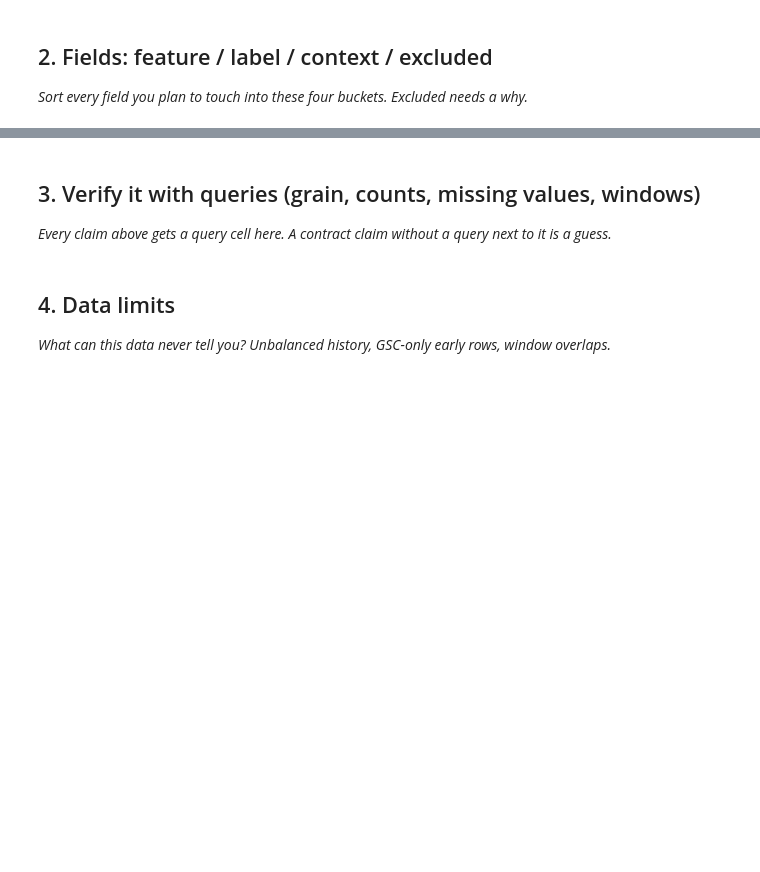
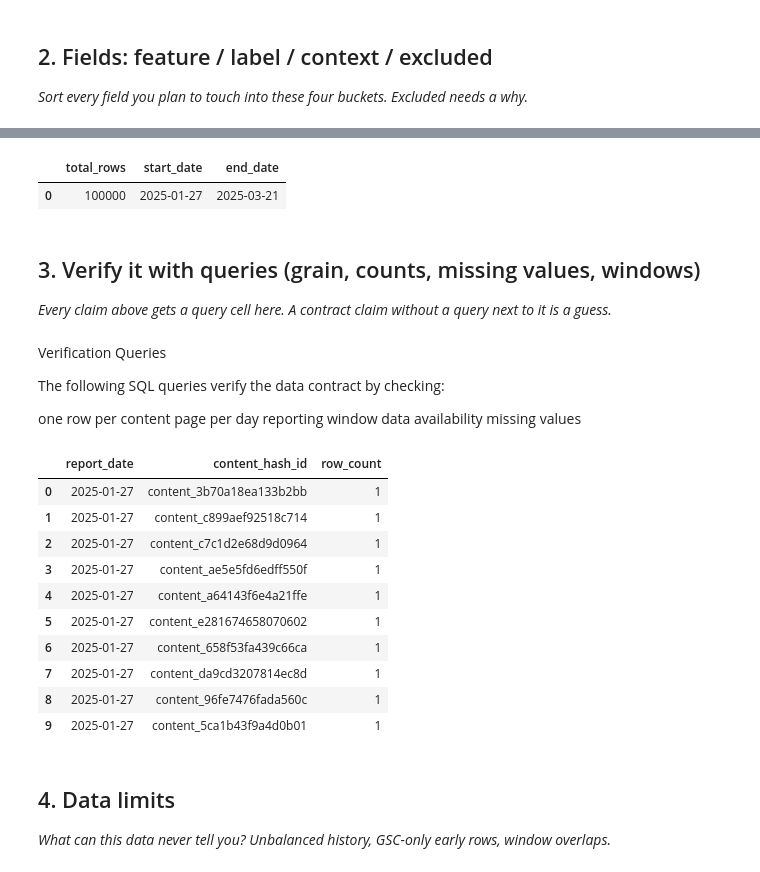
Before and after one commit to Shreyansh-Sri/Flyrank-ML-Internship, a Jupyter notebook: work/notebooks/w03_data_contract.ipynb, the cells around one changed output, grey strips where cells are left out. Saved outputs shown, nothing was run; the diff lists cells and outputs as text; code cells hidden in the pictures; blank space fills up the shorter version.

```diff
--- a/work/notebooks/w03_data_contract.ipynb
+++ b/work/notebooks/w03_data_contract.ipynb
@@ -23,3 +143,14 @@ This skeleton is yours to fill. Work the sections **in order** — each one has
+# %%
+duckdb.sql("""
+SELECT
+    COUNT(*) AS total_rows,
+    MIN(report_date) AS start_date,
+    MAX(report_date) AS end_date
+FROM page_daily
+""").df()
+# %% [output]
+|  | total_rows | start_date | end_date |
+| 0 | 100000 | 2025-01-27 | 2025-03-21 |
 # %% [markdown]
 ## 3. Verify it with queries (grain, counts, missing values, windows)
 
@@ -30,3 +158,35 @@ This skeleton is yours to fill. Work the sections **in order** — each one has
+# %% [markdown]
+Verification Queries
+
+The following SQL queries verify the data contract by checking:
+
+one row per content page per day
+reporting window
+data availability
+missing values
+# %%
+duckdb.sql("""
+SELECT
+    report_date,
+    content_hash_id,
+    COUNT(*) AS row_count
+FROM page_daily
+GROUP BY report_date, content_hash_id
+ORDER BY row_count DESC
+LIMIT 10
+""").df()
+# %% [output]
+|  | report_date | content_hash_id | row_count |
+| 0 | 2025-01-27 | content_3b70a18ea133b2bb | 1 |
+| 1 | 2025-01-27 | content_c899aef92518c714 | 1 |
+| 2 | 2025-01-27 | content_c7c1d2e68d9d0964 | 1 |
+| 3 | 2025-01-27 | content_ae5e5fd6edff550f | 1 |
+| 4 | 2025-01-27 | content_a64143f6e4a21ffe | 1 |
+| 5 | 2025-01-27 | content_e281674658070602 | 1 |
+| 6 | 2025-01-27 | content_658f53fa439c66ca | 1 |
+| 7 | 2025-01-27 | content_da9cd3207814ec8d | 1 |
+| 8 | 2025-01-27 | content_96fe7476fada560c | 1 |
+| 9 | 2025-01-27 | content_5ca1b43f9a4d0b01 | 1 |
 # %% [markdown]
 ## 4. Data limits
 
```
Also changed, not shown: parts of 17 cells of this notebook.
